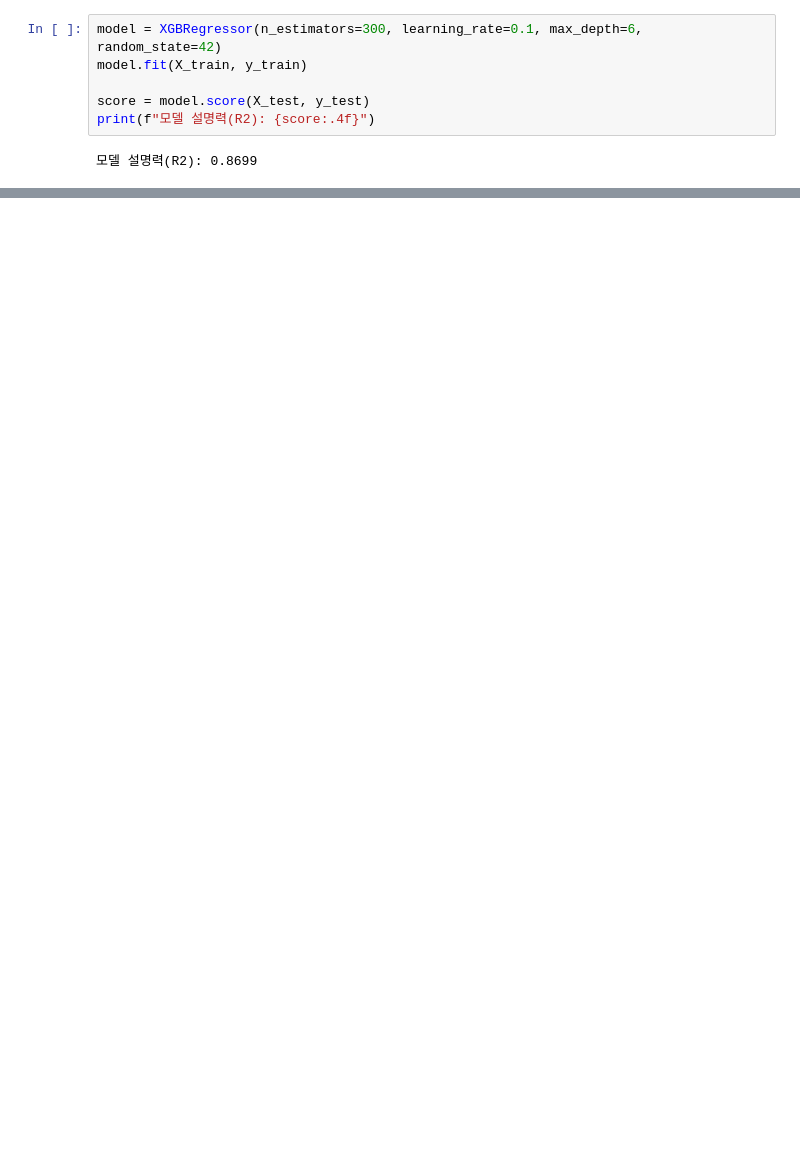
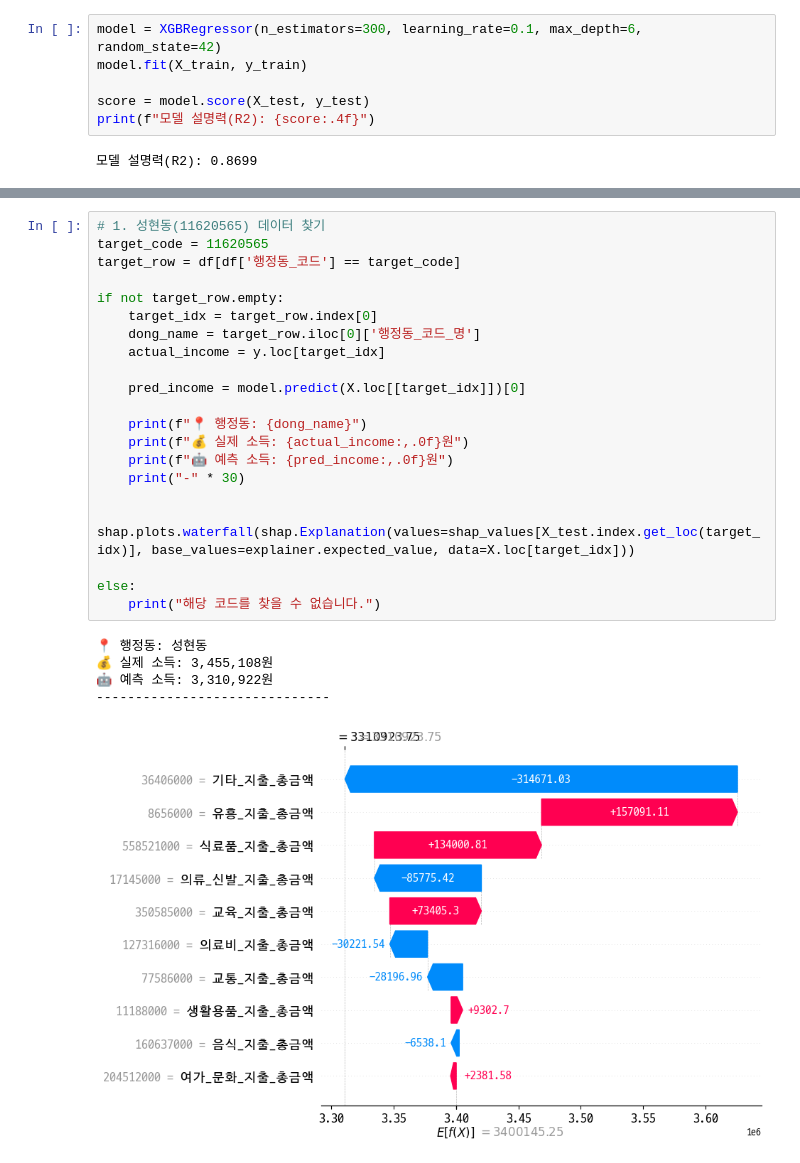
Before and after one commit to kwsahe/Ecommerce-Data-Analysis-Practice, a Jupyter notebook: 03_Modeling/Day12_XAI_SHAP.ipynb, the cells around one changed output, grey strips where cells are left out. Drawn from its saved outputs; the diff is of its cells as text; blank space fills up the shorter version.

```diff
--- a/03_Modeling/Day12_XAI_SHAP.ipynb
+++ b/03_Modeling/Day12_XAI_SHAP.ipynb
@@ -117,0 +187,27 @@ print(f"모델 설명력(R2): {score:.4f}")
+# %%
+# 1. 성현동(11620565) 데이터 찾기
+target_code = 11620565
+target_row = df[df['행정동_코드'] == target_code]
+
+if not target_row.empty:
+    target_idx = target_row.index[0]
+    dong_name = target_row.iloc[0]['행정동_코드_명']
+    actual_income = y.loc[target_idx]
+
+    pred_income = model.predict(X.loc[[target_idx]])[0]
+
+    print(f"📍 행정동: {dong_name}")
+    print(f"💰 실제 소득: {actual_income:,.0f}원")
+    print(f"🤖 예측 소득: {pred_income:,.0f}원")
+    print("-" * 30)
+
+    shap.plots.waterfall(shap.Explanation(values=shap_values[X_test.index.get_loc(target_idx)], base_values=explainer.expected_value, data=X.loc[target_idx]))
+
+else:
+    print("해당 코드를 찾을 수 없습니다.")
+# %% [output]
+📍 행정동: 성현동
+💰 실제 소득: 3,455,108원
+🤖 예측 소득: 3,310,922원
+------------------------------
+[figure, added]
```
Also changed, not shown: parts of 6 cells of this notebook.
